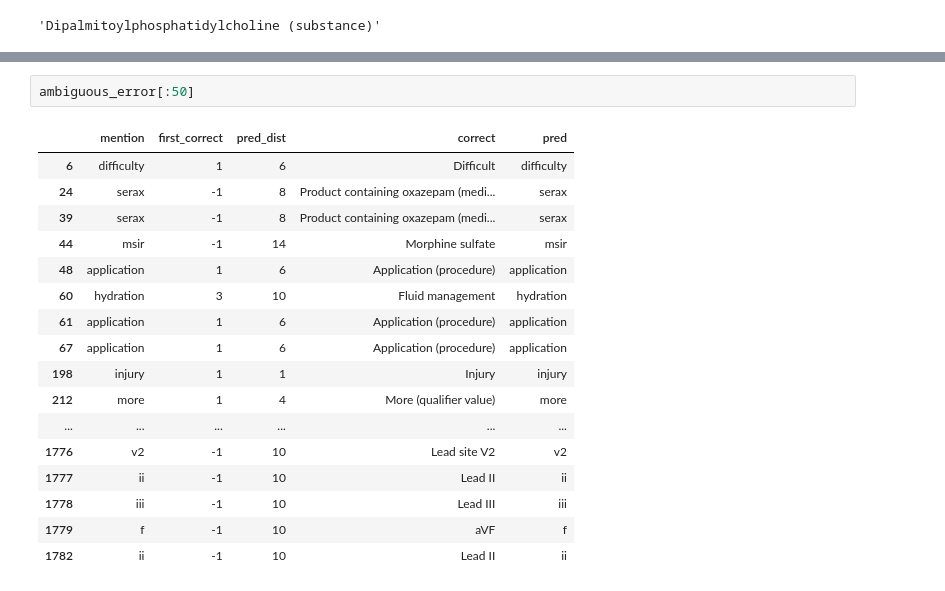
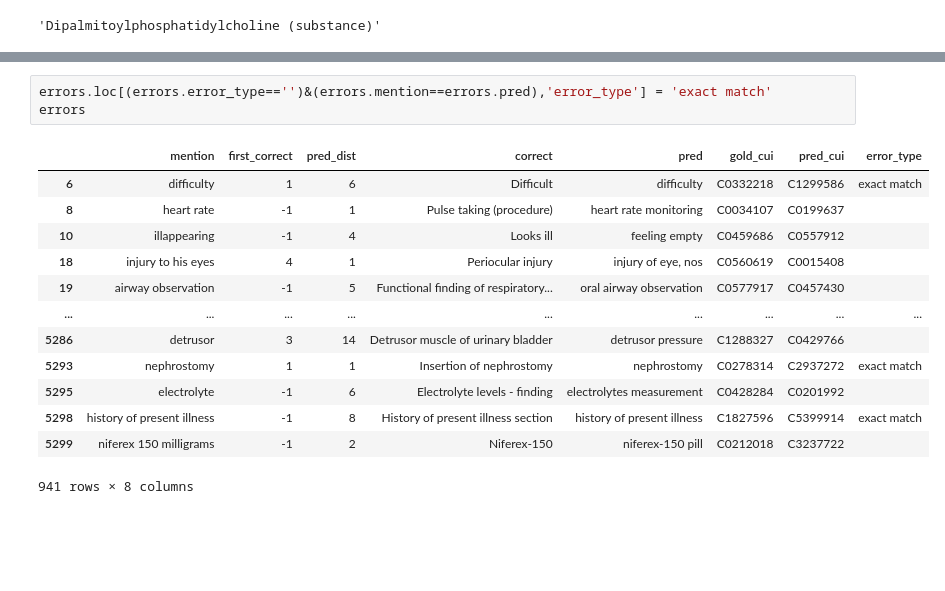
Before and after one commit to etfrenchvcu/thesis, a Jupyter notebook: error_analysis.ipynb, the cells around one changed output, grey strips where cells are left out. Cells and saved outputs as stored; diff of their text form; blank space fills up the shorter version.

```diff
--- a/error_analysis.ipynb
+++ b/error_analysis.ipynb
@@ -62,20 +55,17 @@ len(ambiguous_error)/len(errors)
-# %%
-ambiguous_error[:50]
-# %% [output]
-|  | mention | first_correct | pred_dist | correct | pred |
-| 6 | difficulty | 1 | 6 | Difficult | difficulty |
-| 24 | serax | -1 | 8 | Product containing oxazepam (medi... | serax |
-| 39 | serax | -1 | 8 | Product containing oxazepam (medi... | serax |
-| 44 | msir | -1 | 14 | Morphine sulfate | msir |
-| 48 | application | 1 | 6 | Application (procedure) | application |
-| 60 | hydration | 3 | 10 | Fluid management | hydration |
-| 61 | application | 1 | 6 | Application (procedure) | application |
-| 67 | application | 1 | 6 | Application (procedure) | application |
-| 198 | injury | 1 | 1 | Injury | injury |
-| 212 | more | 1 | 4 | More (qualifier value) | more |
-| ... | ... | ... | ... | ... | ... |
-| 1776 | v2 | -1 | 10 | Lead site V2 | v2 |
-| 1777 | ii | -1 | 10 | Lead II | ii |
-| 1778 | iii | -1 | 10 | Lead III | iii |
-| 1779 | f | -1 | 10 | aVF | f |
-| 1782 | ii | -1 | 10 | Lead II | ii |
+# %%
+errors.loc[(errors.error_type=='')&(errors.mention==errors.pred),'error_type'] = 'exact match'
+errors
+# %% [output]
+|  | mention | first_correct | pred_dist | correct | pred | gold_cui | pred_cui | error_type |
+| 6 | difficulty | 1 | 6 | Difficult | difficulty | C0332218 | C1299586 | exact match |
+| 8 | heart rate | -1 | 1 | Pulse taking (procedure) | heart rate monitoring | C0034107 | C0199637 |  |
+| 10 | illappearing | -1 | 4 | Looks ill | feeling empty | C0459686 | C0557912 |  |
+| 18 | injury to his eyes | 4 | 1 | Periocular injury | injury of eye, nos | C0560619 | C0015408 |  |
+| 19 | airway observation | -1 | 5 | Functional finding of respiratory... | oral airway observation | C0577917 | C0457430 |  |
+| ... | ... | ... | ... | ... | ... | ... | ... | ... |
+| 5286 | detrusor | 3 | 14 | Detrusor muscle of urinary bladder | detrusor pressure | C1288327 | C0429766 |  |
+| 5293 | nephrostomy | 1 | 1 | Insertion of nephrostomy | nephrostomy | C0278314 | C2937272 | exact match |
+| 5295 | electrolyte | -1 | 6 | Electrolyte levels - finding | electrolytes measurement | C0428284 | C0201992 |  |
+| 5298 | history of present illness | -1 | 8 | History of present illness section | history of present illness | C1827596 | C5399914 | exact match |
+| 5299 | niferex 150 milligrams | -1 | 2 | Niferex-150 | niferex-150 pill | C0212018 | C3237722 |  |
+941 rows × 8 columns
```
Also changed, not shown: parts of 12 cells of this notebook, 4 other files.
